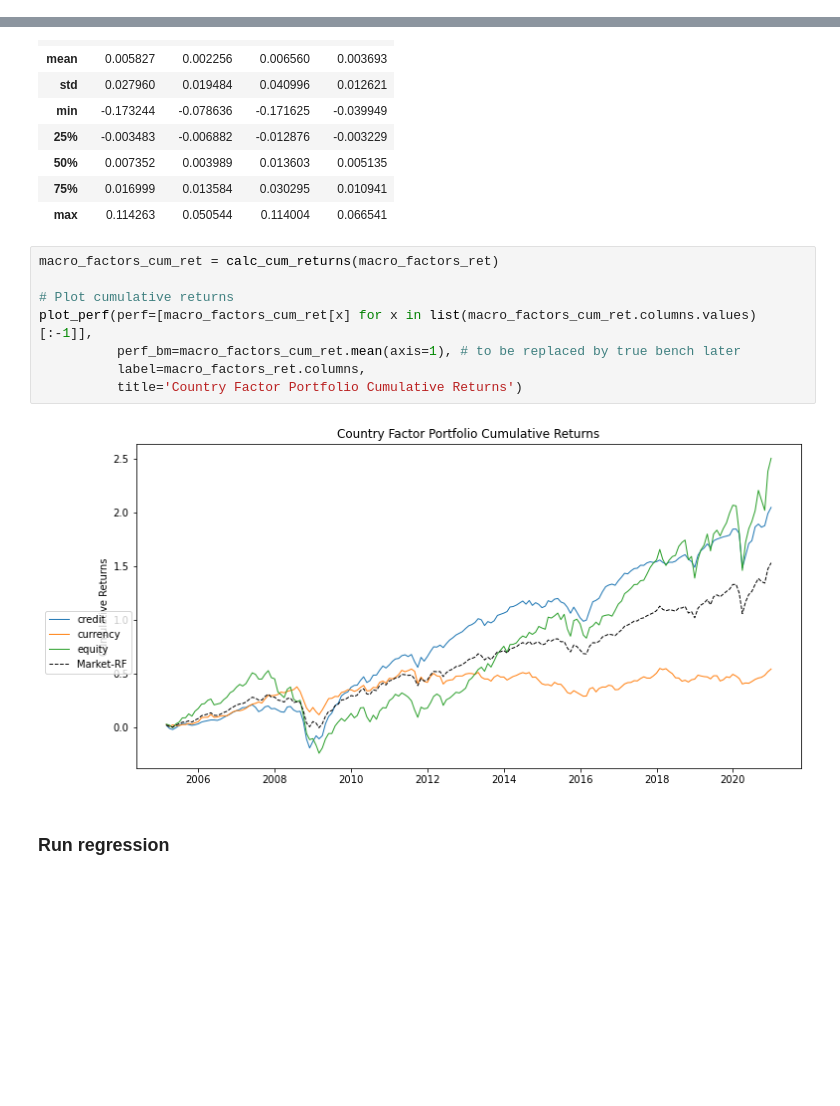
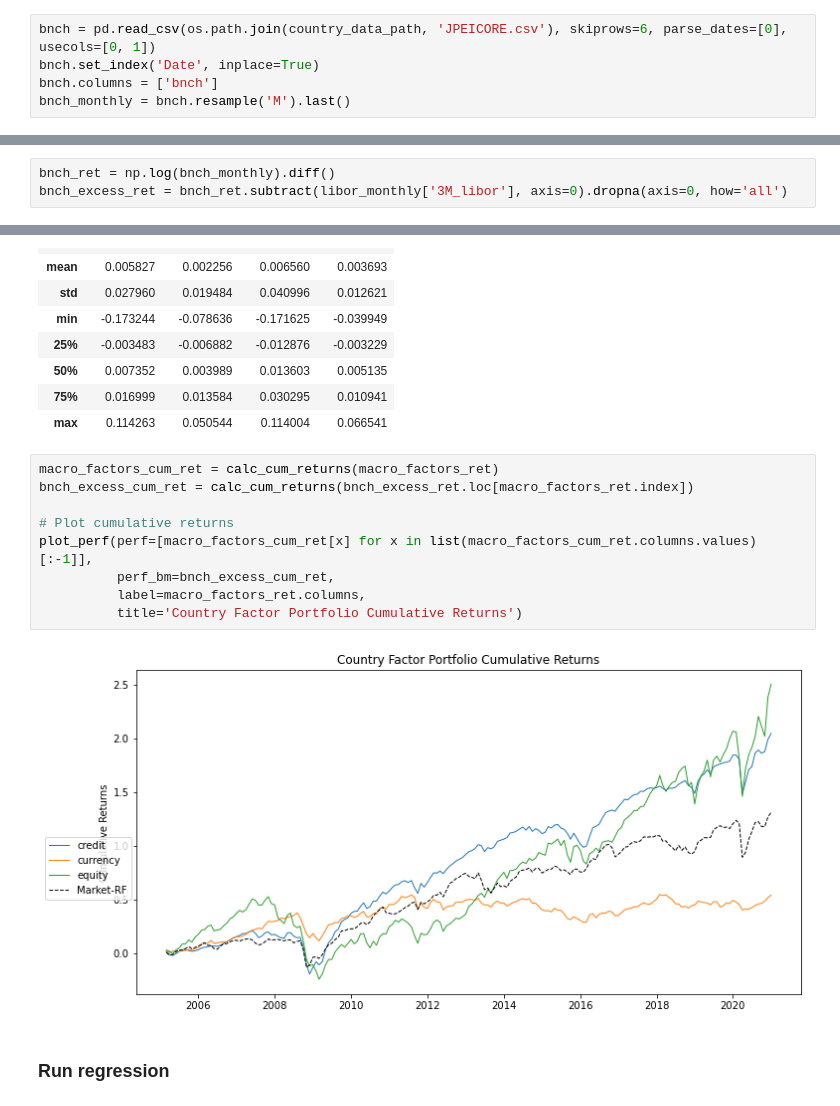
Before and after one commit to wingwingz/AFP, a Jupyter notebook: Risk Premia/bond.ipynb, the cells around one changed output, grey strips where cells are left out. Saved outputs shown, nothing was run; the diff lists cells and outputs as text; blank space fills up the shorter version.

```diff
--- a/Risk Premia/bond.ipynb
+++ b/Risk Premia/bond.ipynb
@@ -79,9 +82,17 @@ libor_monthly = libor_monthly.shift(1).dropna() # using first data of the month
+# %%
+bnch = pd.read_csv(os.path.join(country_data_path, 'JPEICORE.csv'), skiprows=6, parse_dates=[0], usecols=[0, 1])
+bnch.set_index('Date', inplace=True)
+bnch.columns = ['bnch']
+bnch_monthly = bnch.resample('M').last()
 # %% [markdown]
 ## Regression
 # %%
 bnd_index_ret = np.log(bnd_idx_price_monthly).diff()
 bnd_index_ret.replace(0, np.nan, inplace=True)
 bnd_index_excess_ret = bnd_index_ret.subtract(libor_monthly['3M_libor'], axis=0).dropna(axis=0, how='all')
+# %%
+bnch_ret = np.log(bnch_monthly).diff()
+bnch_excess_ret = bnch_ret.subtract(libor_monthly['3M_libor'], axis=0).dropna(axis=0, how='all')
 # %%
 macro_factors_ret = np.log(macro_factors_monthly).diff().dropna()
 macro_factors_ret.describe()
@@ -97,14 +108,15 @@ macro_factors_ret.describe()
 | max | 0.114263 | 0.050544 | 0.114004 | 0.066541 |
 # %%
 macro_factors_cum_ret = calc_cum_returns(macro_factors_ret)
+bnch_excess_cum_ret = calc_cum_returns(bnch_excess_ret.loc[macro_factors_ret.index])
 
 # Plot cumulative returns
 plot_perf(perf=[macro_factors_cum_ret[x] for x in list(macro_factors_cum_ret.columns.values)[:-1]],
-          perf_bm=macro_factors_cum_ret.mean(axis=1), # to be replaced by true bench later
+          perf_bm=bnch_excess_cum_ret,
           label=macro_factors_ret.columns,
           title='Country Factor Portfolio Cumulative Returns')
 # %% [output]
-[figure, old version]
+[figure, new version]
 # %% [markdown]
 ### Run regression
 # %%
```
Also changed, not shown: parts of 39 cells of this notebook, 4 other files.
